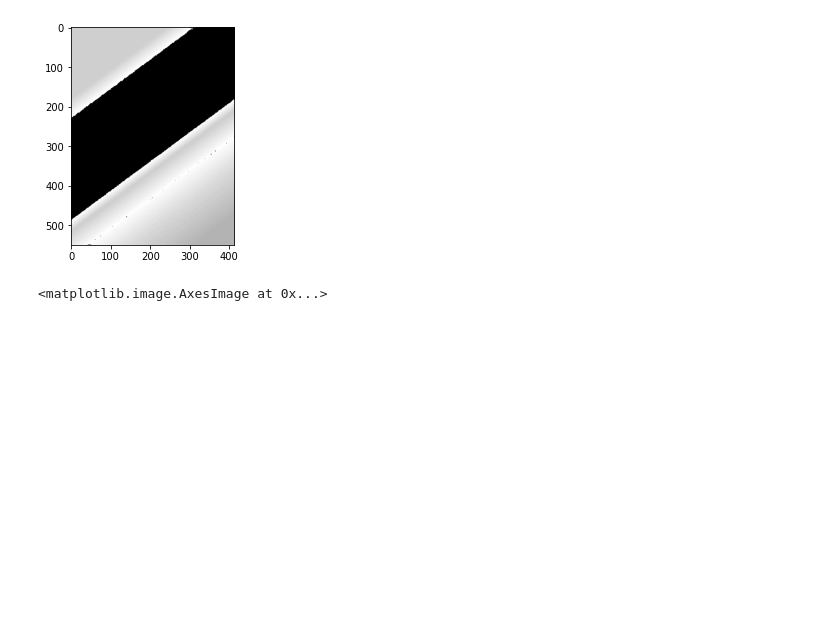
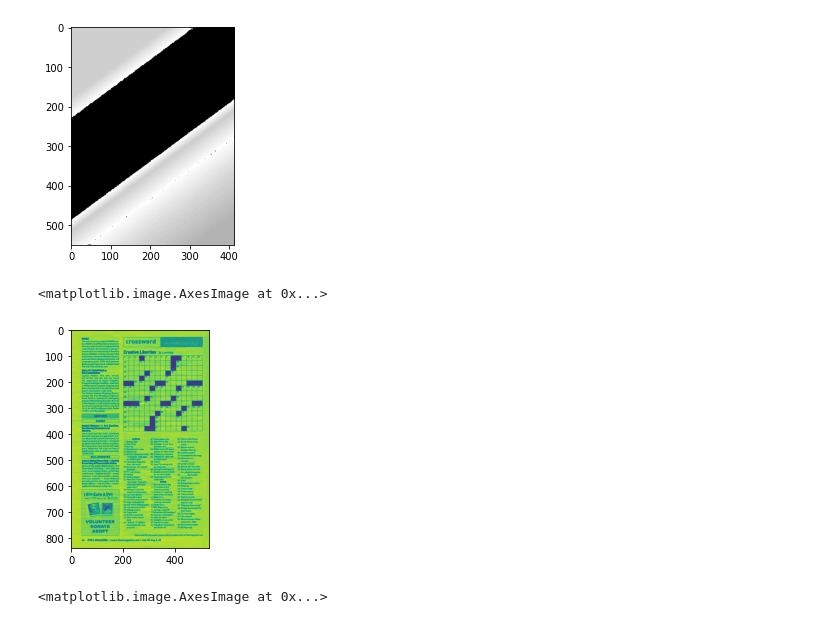
Before and after one commit to plamk/Computer-Vision-with-Python-Udemy, a Jupyter notebook: My-Solutions/S02-Image-Processing/25-thresholding.ipynb, the cells around one changed output. Saved outputs shown, nothing was run; the diff lists cells and outputs as text; code cells hidden in the pictures; blank space fills up the shorter version.

```diff
--- a/My-Solutions/S02-Image-Processing/25-thresholding.ipynb
+++ b/My-Solutions/S02-Image-Processing/25-thresholding.ipynb
@@ -31,6 +31,11 @@ plt.imshow(thresh1, cmap='gray')
 [figure]
 # %%
 img = cv2.imread('../../DATA/crossword.jpg', 0)
+# %%
+plt.imshow(img)
+# %% [output]
+<matplotlib.image.AxesImage at 0x...>
+[figure, added]
 # %%
 plt.imshow(img, cmap='gray')
 # %% [output]
```
Also changed, not shown: 2 other files.
